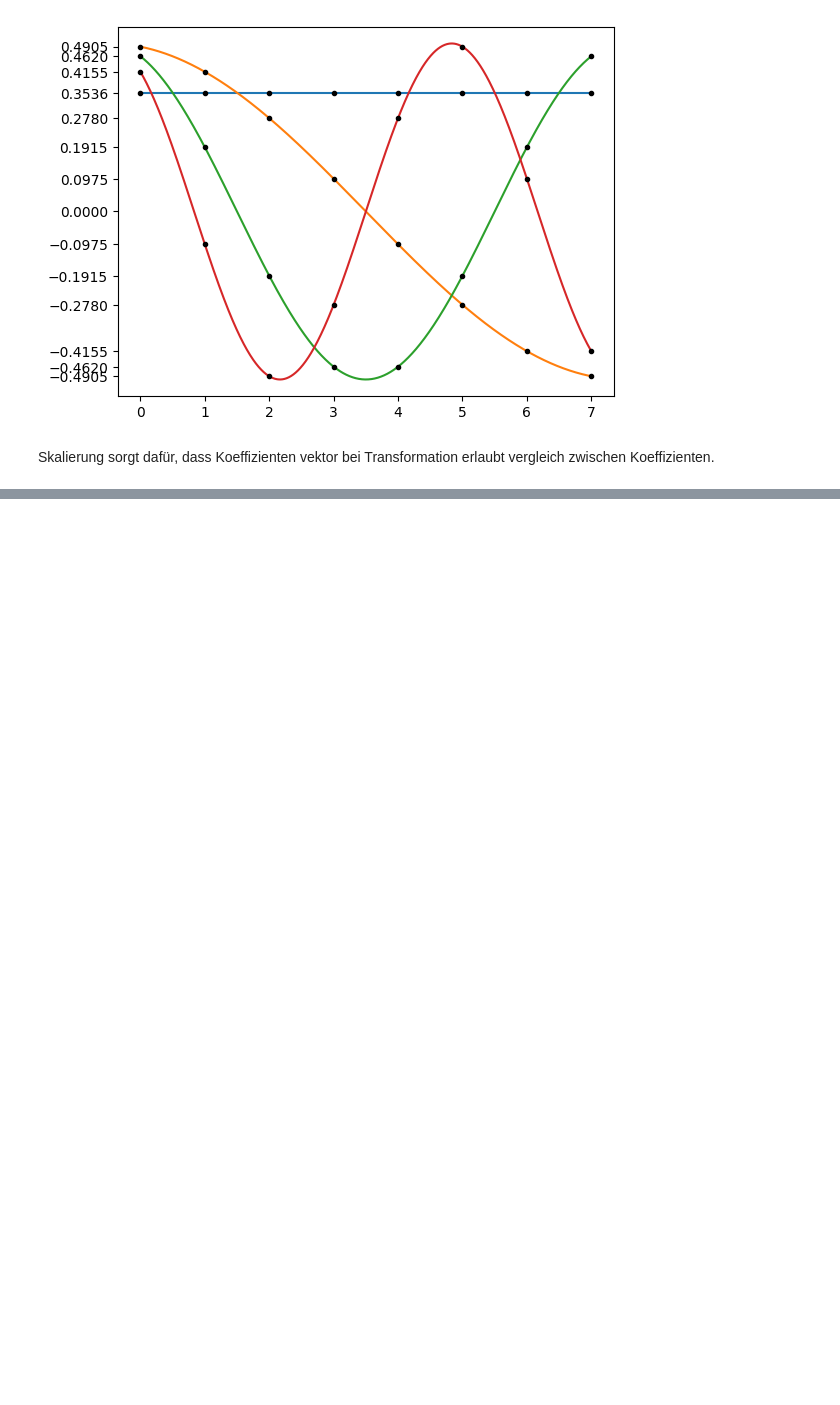
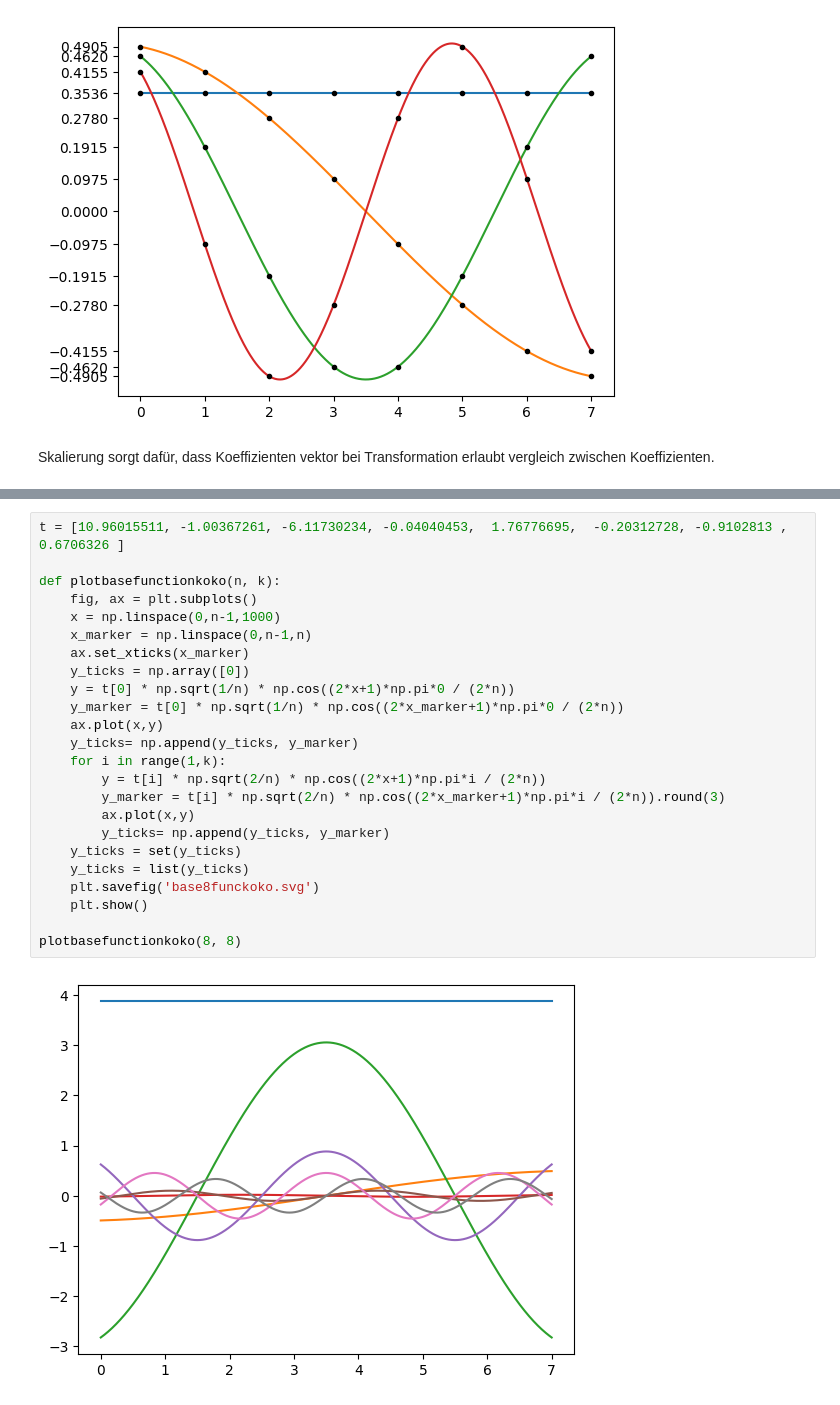
Before and after one commit to LeonardoDiCodeo/dct, a Jupyter notebook: DCT.ipynb, the cells around one changed output, grey strips where cells are left out. Cells and saved outputs as stored; diff of their text form; blank space fills up the shorter version.

```diff
--- a/DCT.ipynb
+++ b/DCT.ipynb
@@ -135,0 +160,26 @@ Skalierung sorgt dafür, dass Koeffizienten vektor bei Transformation erlaubt ve
+# %%
+t = [10.96015511, -1.00367261, -6.11730234, -0.04040453,  1.76776695,  -0.20312728, -0.9102813 ,  0.6706326 ]
+
+def plotbasefunctionkoko(n, k):
+    fig, ax = plt.subplots()
+    x = np.linspace(0,n-1,1000)
+    x_marker = np.linspace(0,n-1,n)
+    ax.set_xticks(x_marker)
+    y_ticks = np.array([0])
+    y = t[0] * np.sqrt(1/n) * np.cos((2*x+1)*np.pi*0 / (2*n))
+    y_marker = t[0] * np.sqrt(1/n) * np.cos((2*x_marker+1)*np.pi*0 / (2*n))
+    ax.plot(x,y)
+    y_ticks= np.append(y_ticks, y_marker)
+    for i in range(1,k):
+        y = t[i] * np.sqrt(2/n) * np.cos((2*x+1)*np.pi*i / (2*n))
+        y_marker = t[i] * np.sqrt(2/n) * np.cos((2*x_marker+1)*np.pi*i / (2*n)).round(3)
+        ax.plot(x,y)
+        y_ticks= np.append(y_ticks, y_marker)
+    y_ticks = set(y_ticks)
+    y_ticks = list(y_ticks)
+    plt.savefig('base8funckoko.svg')
+    plt.show()
+
+plotbasefunctionkoko(8, 8)
+# %% [output]
+[figure, added]
```
Also changed, not shown: parts of 4 cells of this notebook, 9 other files.
